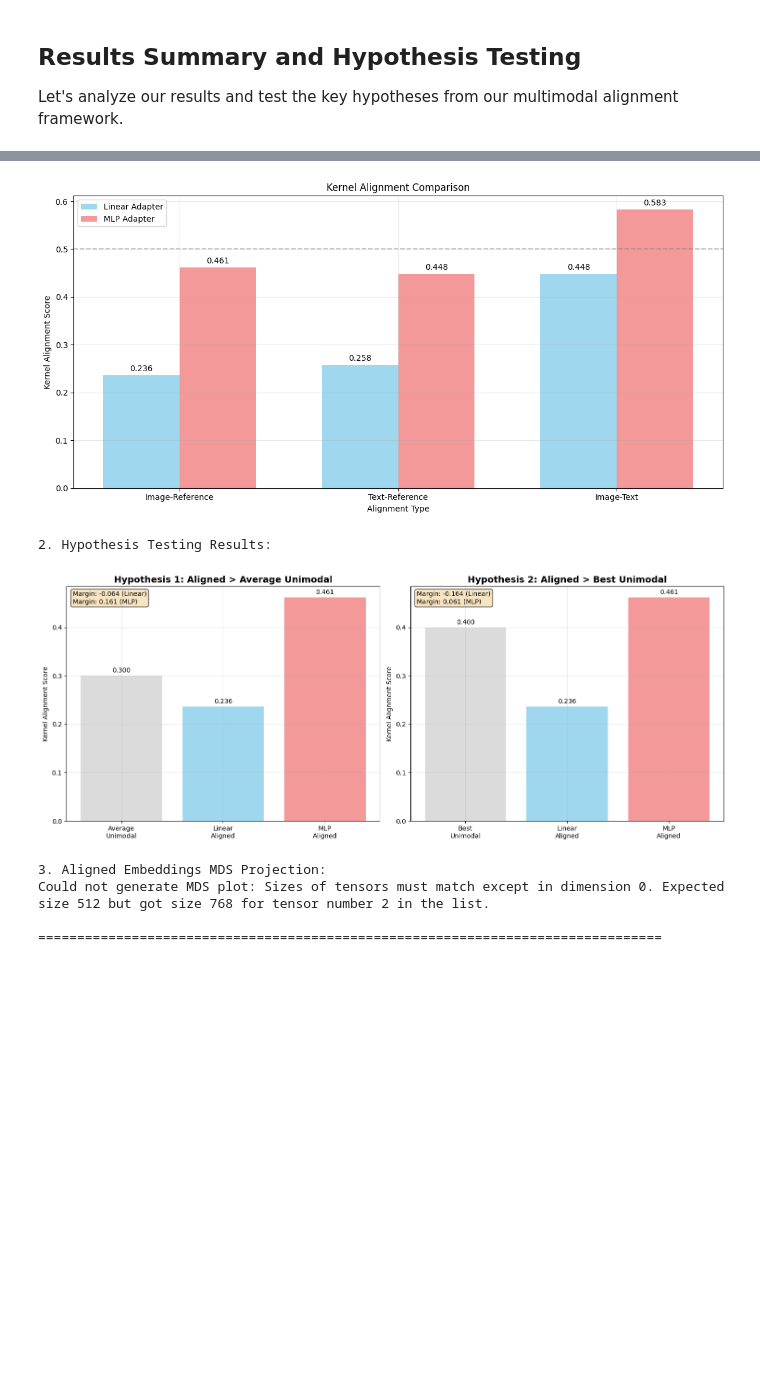
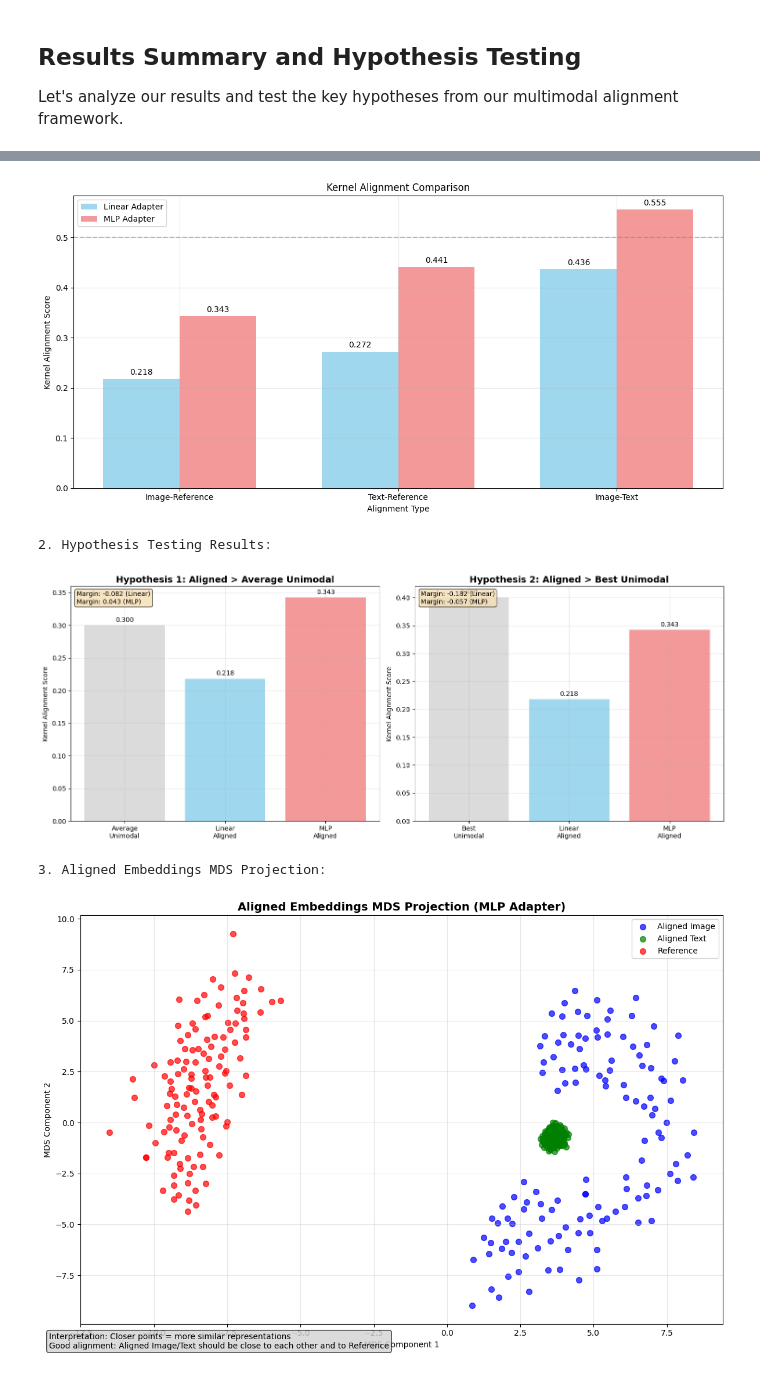
Before and after one commit to qsimeon/deep_learning_project, a Jupyter notebook: multimodal_alignment.ipynb, the cells around one changed output, grey strips where cells are left out. Saved outputs shown, nothing was run; the diff lists cells and outputs as text; code cells hidden in the pictures; blank space fills up the shorter version.

```diff
--- a/multimodal_alignment.ipynb
+++ b/multimodal_alignment.ipynb
@@ -93,7 +93,7 @@ class Config:
         self.img_size = 224
 
         # Model settings
-        self.embed_dim = 512  # Shared embedding dimension
+        self.embed_dim = 768  # Shared embedding dimension (same as CLIP)
         self.img_dim = 512    # ResNet-18 output
         self.text_dim = 768   # DistilBERT output
 
@@ -1370,36 +1438,48 @@ print("="*80)
 
 # Generate comprehensive visualizations
 print("\n1. Kernel Alignment Comparison:")
 plot_alignment_comparison(linear_metrics, mlp_metrics)
 
 print("\n2. Hypothesis Testing Results:")
 plot_hypothesis_tests(linear_metrics, mlp_metrics)
 
 print("\n3. Aligned Embeddings MDS Projection:")
 try:
     aligned_img_emb_mlp, aligned_txt_emb_mlp, ref_emb_mlp = extract_embeddings(
         image_encoder, text_encoder, mlp_img_adapter, mlp_txt_adapter,
         reference_encoder, dataloader, config.device, max_samples=100
     )
 
     plot_multimodal_mds(
         aligned_img_emb_mlp, aligned_txt_emb_mlp, ref_emb_mlp,
         title="Aligned Embeddings MDS Projection (MLP Adapter)"
     )
 except Exception as e:
     print(f"Could not generate MDS plot: {e}")
 
+print("\n4. Downstream Evaluation Results:")
+# Plot downstream results if available
+if 'downstream_results' in linear_metrics and linear_metrics['downstream_results'] is not None:
+    plot_downstream_results(linear_metrics['downstream_results'],
+                           "Linear Adapter Downstream Results")
+else:
+    print("No downstream results available for Linear adapter")
+
+if 'downstream_results' in mlp_metrics and mlp_metrics['downstream_results'] is not None:
+    plot_downstream_results(mlp_metrics['downstream_results'],
+                           "MLP Adapter Downstream Results")
+else:
+    print("No downstream results available for MLP adapter")
+
 print("\n" + "="*80)
 # %% [output]
 ================================================================================
 COMPREHENSIVE RESULTS ANALYSIS
 ================================================================================
 
 1. Kernel Alignment Comparison:
-[figure, old version]
+[figure, new version]
 2. Hypothesis Testing Results:
-[figure, old version]
+[figure, new version]
 3. Aligned Embeddings MDS Projection:
-Could not generate MDS plot: Sizes of tensors must match except in dimension 0. Expected size 512 but got size 768 for tensor number 2 in the list.
-
-================================================================================
+[figure, added]
```
Also changed, not shown: parts of 8 cells of this notebook.
